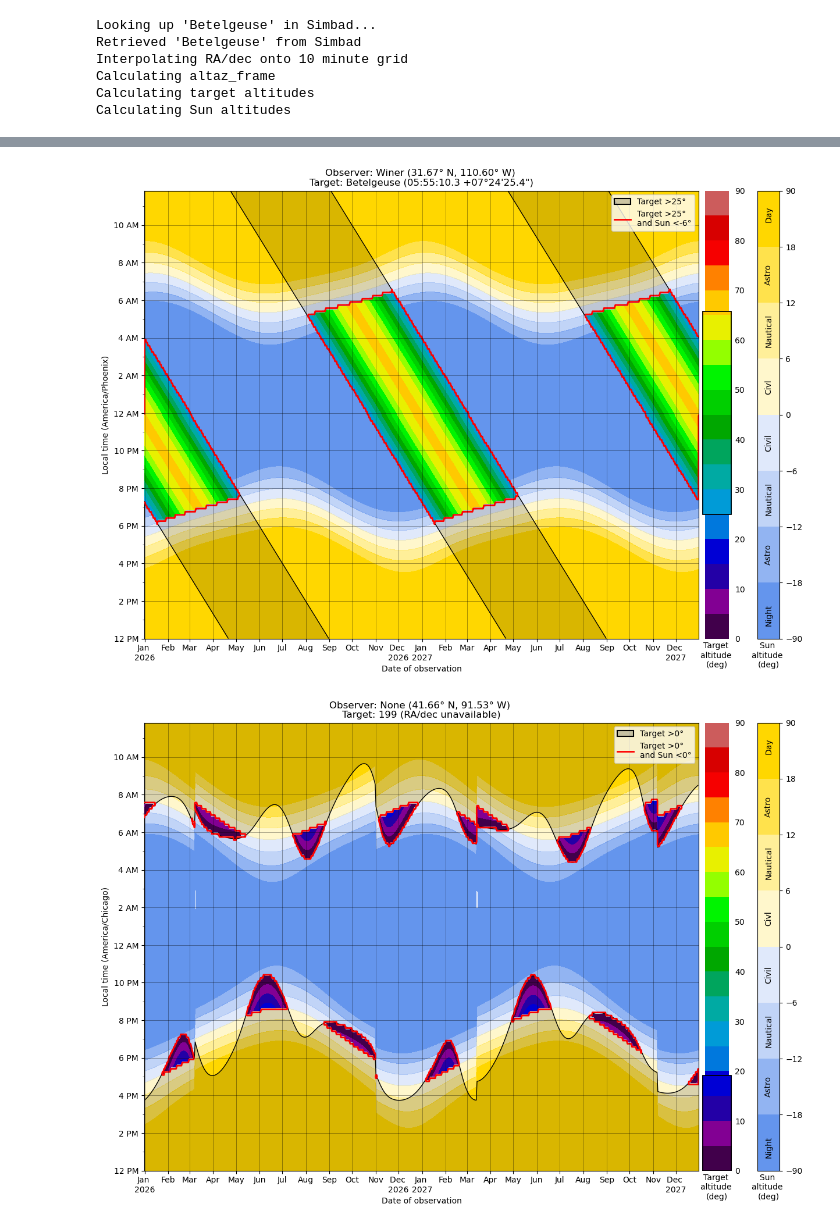
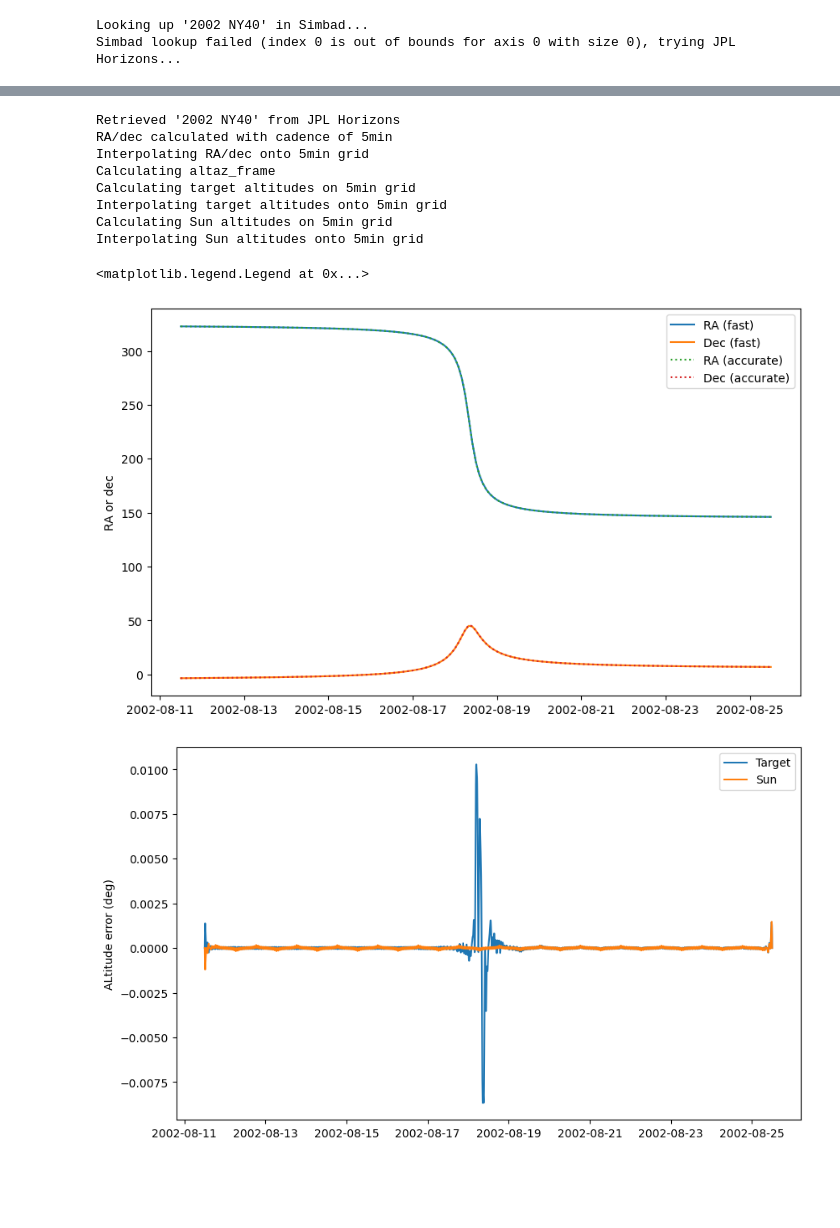
Before and after one commit to johnmomberg/Visibility_Planner, a Jupyter notebook: test.ipynb, the cells around one changed output, grey strips where cells are left out. Drawn from its saved outputs; the diff is of its cells as text; code cells hidden in the pictures; blank space fills up the shorter version.

Commit message:
Added interpolation function, now allow user to control interpolation freq of ra/dec calculation and altitude calculation.

```diff
--- a/test.ipynb
+++ b/test.ipynb
@@ -7,19 +14,36 @@ import src
 # %%
 
+plt.figure(figsize=(10, 6))
+plt.ylabel("RA or dec")
 
-observer = src.get_observer(observatory_name="Winer")
-target = src.get_target(target_name="Betelgeuse")
 
-datetimes_utc_1d, target_alt_1d, sun_alt_1d = src.calc_visibility(observer, target)
 
-x_dates, y_times, sun_alt_2d = src.reshape_altitude(observer, datetimes_utc_1d, sun_alt_1d)
-x_dates, y_times, target_alt_2d = src.reshape_altitude(observer, datetimes_utc_1d, target_alt_1d)
+# Fast
+observer = src.get_observer(lat_long_tuple=(2, -100))
+target = src.get_target(target_name="2002 NY40", num_days=14, start_str='2002-08-11 12:00:00', freq_calc_radec="2h")
+dt_fast, targ_alt_fast, sun_alt_fast = src.calc_visibility(observer, target)
 
-fig = src.plot_visibility(x_dates, y_times, target_alt_2d, sun_alt_2d, target, observer)
+plt.plot(target.times, target.ra, label="RA (fast)")
+plt.plot(target.times, target.dec, label="Dec (fast)")
+
+# Accurate
+observer = src.get_observer(lat_long_tuple=(2, -100))
+target = src.get_target(target_name="2002 NY40", num_days=14, start_str='2002-08-11 12:00:00', freq_calc_radec="5min")
+dt_acc, target_alt_acc, sun_alt_acc = src.calc_visibility(observer, target, freq_calc_altaz="5min", freq_interp_altaz="5min")
+
+plt.plot(target.times, target.ra, label="RA (accurate)", ls="dotted")
+plt.plot(target.times, target.dec, label="Dec (accurate)", ls="dotted")
+
+plt.legend()
+
+
+
+# Error plot
+plt.figure(figsize=(10, 6))
+plt.plot(dt_acc, target_alt_acc-targ_alt_fast, label="Target")
+plt.plot(dt_acc, sun_alt_acc-sun_alt_fast, label="Sun")
+plt.ylabel("ALtitude error (deg)")
+plt.legend()
 # %% [output]
-Looking up 'Betelgeuse' in Simbad...
-Retrieved 'Betelgeuse' from Simbad
-Interpolating RA/dec onto 10 minute grid
-Calculating altaz_frame
-Calculating target altitudes
-Calculating Sun altitudes
+Looking up '2002 NY40' in Simbad...
+Simbad lookup failed (index 0 is out of bounds for axis 0 with size 0), trying JPL Horizons...
@@ -26,16 +62,11 @@ Calculating Sun altitudes
+Retrieved '2002 NY40' from JPL Horizons
+RA/dec calculated with cadence of 5min
+Interpolating RA/dec onto 5min grid
+Calculating altaz_frame
+Calculating target altitudes on 5min grid
+Interpolating target altitudes onto 5min grid
+Calculating Sun altitudes on 5min grid
+Interpolating Sun altitudes onto 5min grid
+<matplotlib.legend.Legend at 0x...>
-[figure, old version]
+[figure, new version]
+[figure, added]
-# %%
-# # Moving target: Mercury
-
-# observer = src.get_observer(lat_long_tuple=(41.66, -91.53)) # Iowa City
-# target = src.get_target(target_name=199) # Mercury, according to JPL Horizons
-
-# datetimes_utc_1d, target_alt_1d, sun_alt_1d = src.calc_visibility(observer, target)
-
-# x_dates, y_times, sun_alt_2d = src.reshape_altitude(observer, datetimes_utc_1d, sun_alt_1d)
-# x_dates, y_times, target_alt_2d = src.reshape_altitude(observer, datetimes_utc_1d, target_alt_1d)
-
-# Adjusted visibility constraints because Mercury is hard enough to see
-fig = src.plot_visibility(x_dates, y_times, target_alt_2d, sun_alt_2d, target, observer, target_min_alt=0, sun_max_alt=0)
-# %% [output]
-[figure, removed]
```
Also changed, not shown: parts of 2 cells of this notebook, 1 other file.
